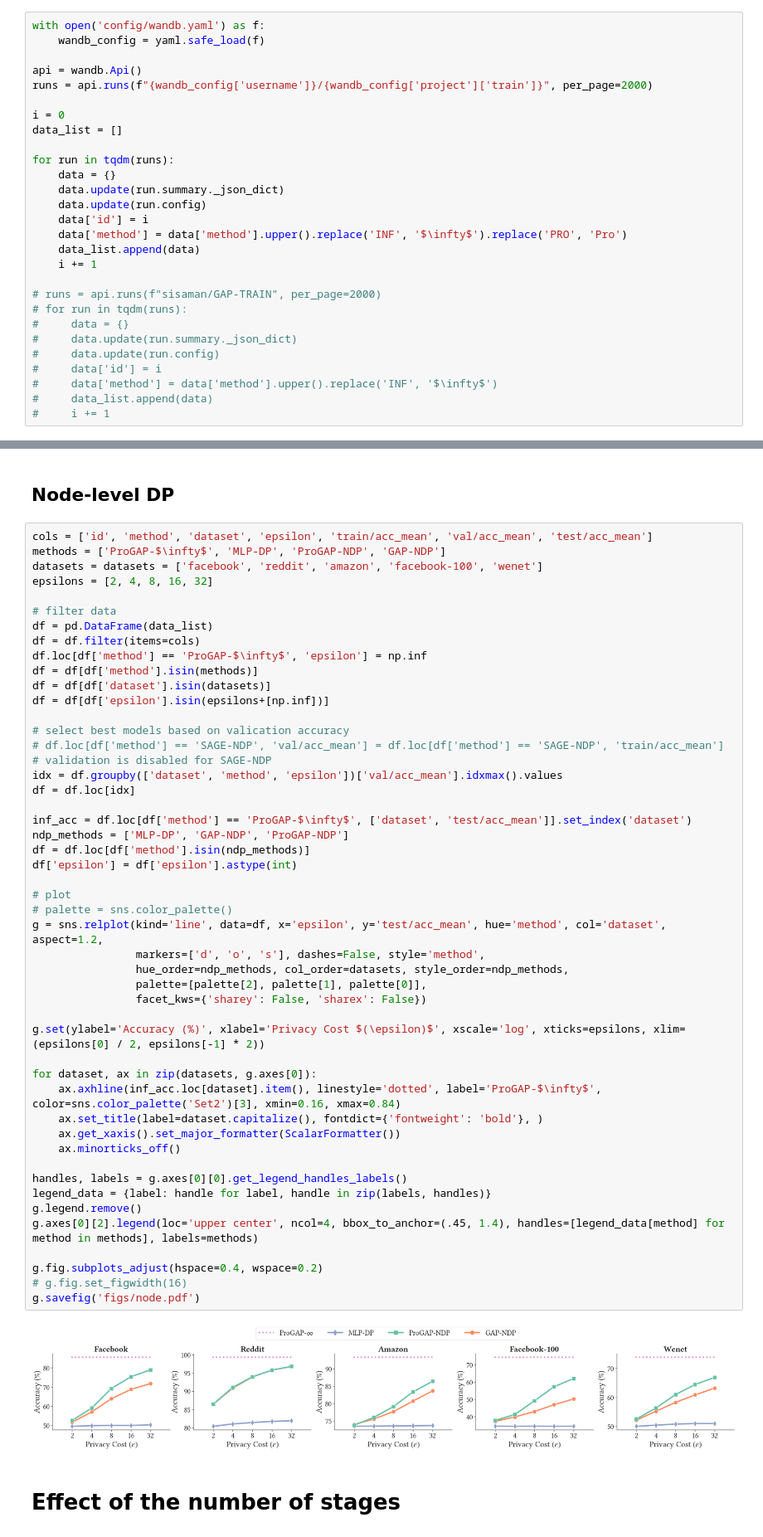
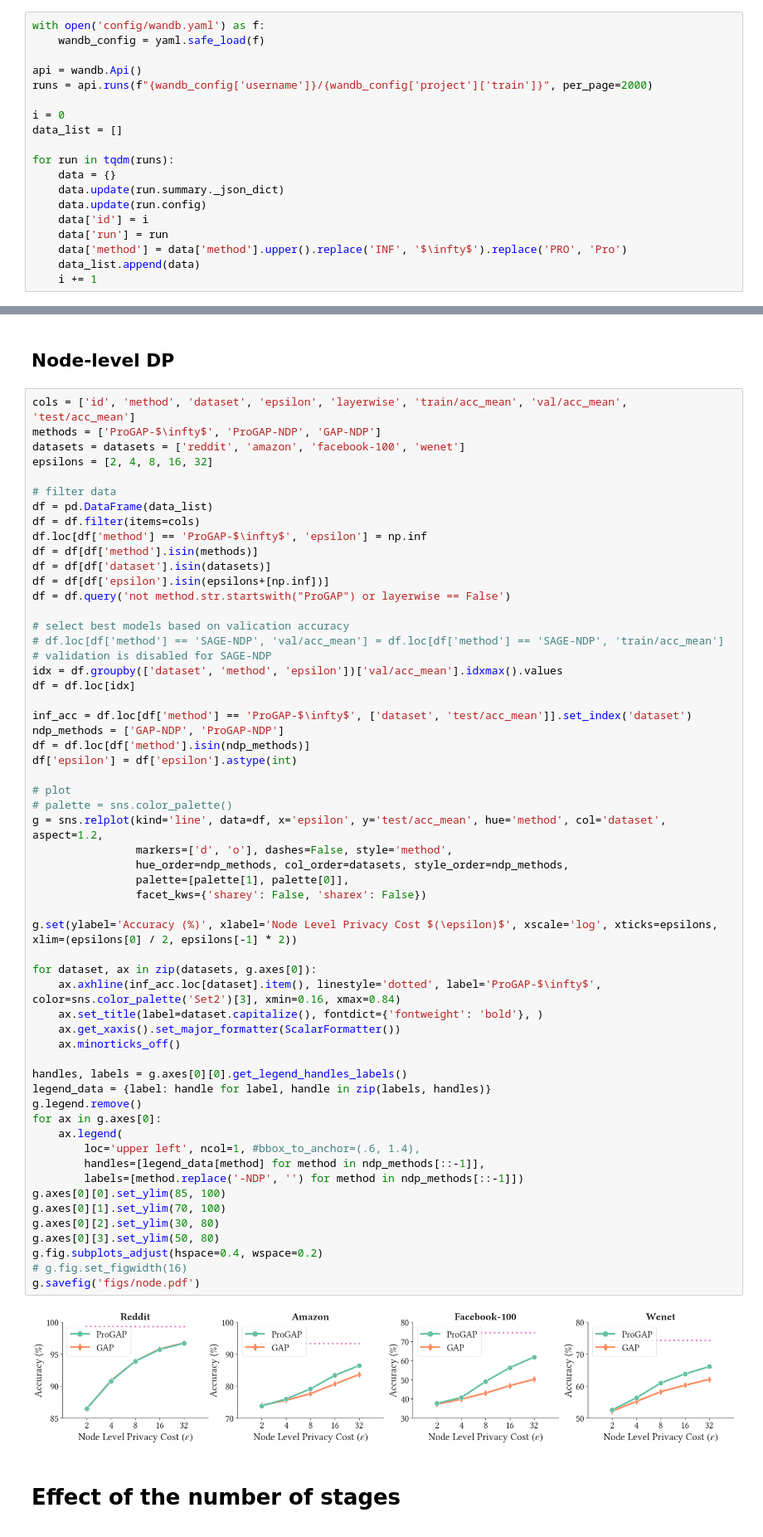
Before and after one commit to sisaman/ProGAP, a Jupyter notebook: results.ipynb, the cells around one changed output, grey strips where cells are left out. Shown at 83% size. Cells and saved outputs as stored; diff of their text form.

```diff
--- a/results.ipynb
+++ b/results.ipynb
@@ -64,19 +64,10 @@ for run in tqdm(runs):
     data.update(run.summary._json_dict)
     data.update(run.config)
     data['id'] = i
+    data['run'] = run
     data['method'] = data['method'].upper().replace('INF', '$\infty$').replace('PRO', 'Pro')
     data_list.append(data)
     i += 1
-
-# runs = api.runs(f"sisaman/GAP-TRAIN", per_page=2000)
-# for run in tqdm(runs):
-#     data = {}
-#     data.update(run.summary._json_dict)
-#     data.update(run.config)
-#     data['id'] = i
-#     data['method'] = data['method'].upper().replace('INF', '$\infty$')
-#     data_list.append(data)
-#     i += 1
 # %% [markdown]
 # Dataset Statistics
 # %%
@@ -282,9 +329,9 @@ g.savefig('figs/edge.pdf')
 # %% [markdown]
 ## Node-level DP
 # %%
-cols = ['id', 'method', 'dataset', 'epsilon', 'train/acc_mean', 'val/acc_mean', 'test/acc_mean']
-methods = ['ProGAP-$\infty$', 'MLP-DP', 'ProGAP-NDP', 'GAP-NDP']
-datasets = datasets = ['facebook', 'reddit', 'amazon', 'facebook-100', 'wenet']
+cols = ['id', 'method', 'dataset', 'epsilon', 'layerwise', 'train/acc_mean', 'val/acc_mean', 'test/acc_mean']
+methods = ['ProGAP-$\infty$', 'ProGAP-NDP', 'GAP-NDP']
+datasets = datasets = ['reddit', 'amazon', 'facebook-100', 'wenet']
 epsilons = [2, 4, 8, 16, 32]
 
 # filter data
@@ -294,42 +341,50 @@ df.loc[df['method'] == 'ProGAP-$\infty$', 'epsilon'] = np.inf
 df = df[df['method'].isin(methods)]
 df = df[df['dataset'].isin(datasets)]
 df = df[df['epsilon'].isin(epsilons+[np.inf])]
+df = df.query('not method.str.startswith("ProGAP") or layerwise == False')
 
 # select best models based on valication accuracy
 # df.loc[df['method'] == 'SAGE-NDP', 'val/acc_mean'] = df.loc[df['method'] == 'SAGE-NDP', 'train/acc_mean'] # validation is disabled for SAGE-NDP
 idx = df.groupby(['dataset', 'method', 'epsilon'])['val/acc_mean'].idxmax().values
 df = df.loc[idx]
 
 inf_acc = df.loc[df['method'] == 'ProGAP-$\infty$', ['dataset', 'test/acc_mean']].set_index('dataset')
-ndp_methods = ['MLP-DP', 'GAP-NDP', 'ProGAP-NDP']
+ndp_methods = ['GAP-NDP', 'ProGAP-NDP']
 df = df.loc[df['method'].isin(ndp_methods)]
 df['epsilon'] = df['epsilon'].astype(int)
 
 # plot
 # palette = sns.color_palette()
 g = sns.relplot(kind='line', data=df, x='epsilon', y='test/acc_mean', hue='method', col='dataset', aspect=1.2,
-                markers=['d', 'o', 's'], dashes=False, style='method',
+                markers=['d', 'o'], dashes=False, style='method',
                 hue_order=ndp_methods, col_order=datasets, style_order=ndp_methods,
-                palette=[palette[2], palette[1], palette[0]],
+                palette=[palette[1], palette[0]],
                 facet_kws={'sharey': False, 'sharex': False})
 
-g.set(ylabel='Accuracy (%)', xlabel='Privacy Cost $(\epsilon)$', xscale='log', xticks=epsilons, xlim=(epsilons[0] / 2, epsilons[-1] * 2))
+g.set(ylabel='Accuracy (%)', xlabel='Node Level Privacy Cost $(\epsilon)$', xscale='log', xticks=epsilons, xlim=(epsilons[0] / 2, epsilons[-1] * 2))
 
 for dataset, ax in zip(datasets, g.axes[0]):
     ax.axhline(inf_acc.loc[dataset].item(), linestyle='dotted', label='ProGAP-$\infty$', color=sns.color_palette('Set2')[3], xmin=0.16, xmax=0.84)
     ax.set_title(label=dataset.capitalize(), fontdict={'fontweight': 'bold'}, )
     ax.get_xaxis().set_major_formatter(ScalarFormatter())
     ax.minorticks_off()
 
 handles, labels = g.axes[0][0].get_legend_handles_labels()
 legend_data = {label: handle for label, handle in zip(labels, handles)}
 g.legend.remove()
-g.axes[0][2].legend(loc='upper center', ncol=4, bbox_to_anchor=(.45, 1.4), handles=[legend_data[method] for method in methods], labels=methods)
-
+for ax in g.axes[0]:
+    ax.legend(
+        loc='upper left', ncol=1, #bbox_to_anchor=(.6, 1.4),
+        handles=[legend_data[method] for method in ndp_methods[::-1]],
+        labels=[method.replace('-NDP', '') for method in ndp_methods[::-1]])
+g.axes[0][0].set_ylim(85, 100)
+g.axes[0][1].set_ylim(70, 100)
+g.axes[0][2].set_ylim(30, 80)
+g.axes[0][3].set_ylim(50, 80)
 g.fig.subplots_adjust(hspace=0.4, wspace=0.2)
 # g.fig.set_figwidth(16)
 g.savefig('figs/node.pdf')
 # %% [output]
-[figure, old version]
+[figure, new version]
 # %% [markdown]
 # Effect of the number of stages
```
Also changed, not shown: parts of 11 cells of this notebook.
